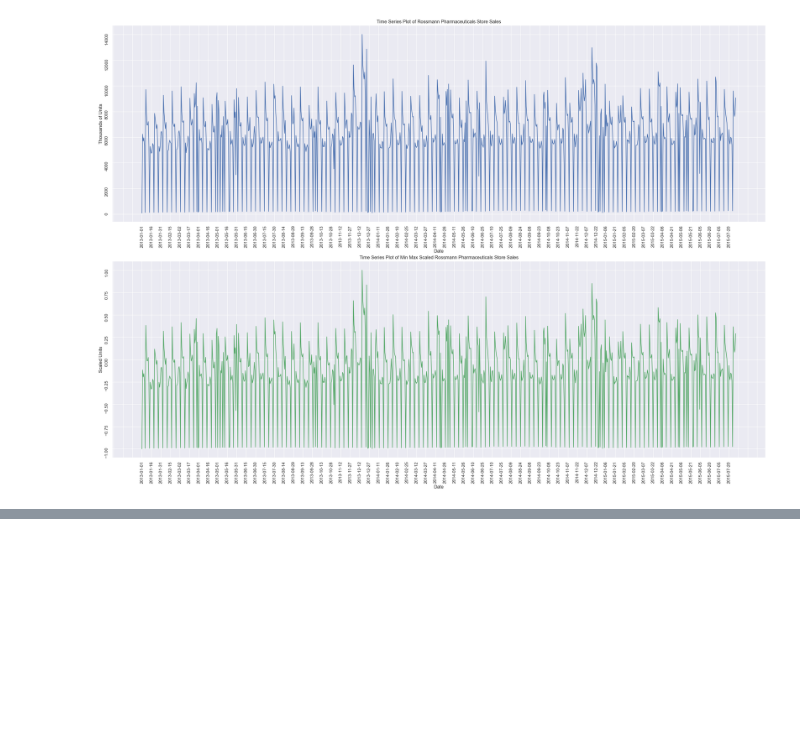
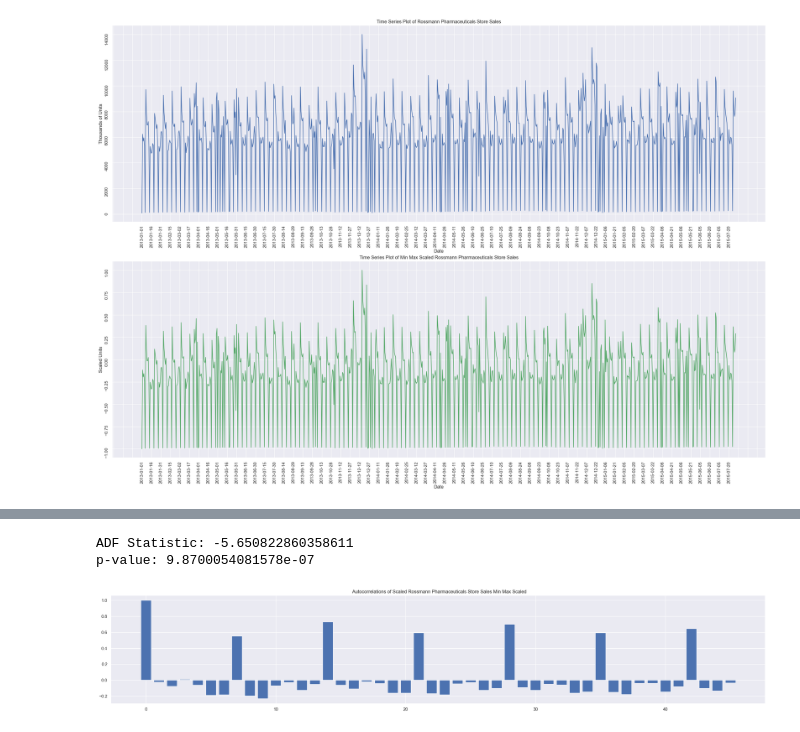
Before and after one commit to nahomHmichael/Rossman-Pharmaceutical-Sales-Pridiction, a Jupyter notebook: notebooks/deep_learning.ipynb, the cells around one changed output, grey strips where cells are left out. Drawn from its saved outputs; the diff is of its cells as text; code cells hidden in the pictures; blank space fills up the shorter version.

```diff
--- a/notebooks/deep_learning.ipynb
+++ b/notebooks/deep_learning.ipynb
@@ -87,0 +120,8 @@ plt.show()
+# %%
+#hecking stationarity using unit root tests
+adfResult = adfuller(scaled_data.Sales.values, autolag='AIC')
+print(f'ADF Statistic: {adfResult[0]}')
+print(f'p-value: {adfResult[1]}')
+# %% [output]
+ADF Statistic: -5.650822860358611
+p-value: 9.8700054081578e-07
@@ -87,0 +138,16 @@ plt.show()
+# %%
+def corrPlots(array: np.array, prefix: str):
+    plt.figure(figsize=(30, 5))
+    plt.title(
+        f"{prefix}  Autocorrelations of Scaled Rossmann Pharmaceuticals Store Sales Min Max Scaled")
+    plt.bar(range(len(array)), array)
+    plt.grid(True)
+    plt.show()
+# %%
+# AutoCorrelation
+acfSalesScaled = acf(scaled_data.Sales.values, fft=True, nlags=45)
+acfSalesScaledNp = np.array(acfSalesScaled)
+# %%
+corrPlots(acfSalesScaledNp, '')
+# %% [output]
+[figure, added]
```
Also changed, not shown: parts of 24 cells of this notebook.
